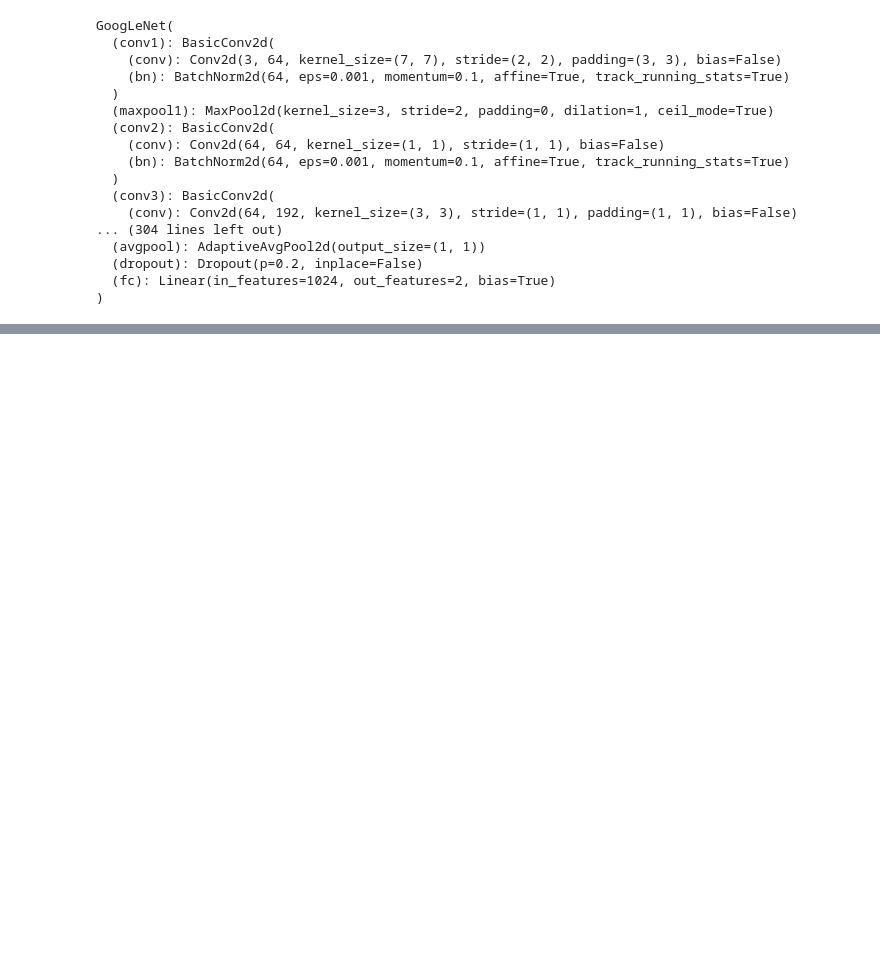
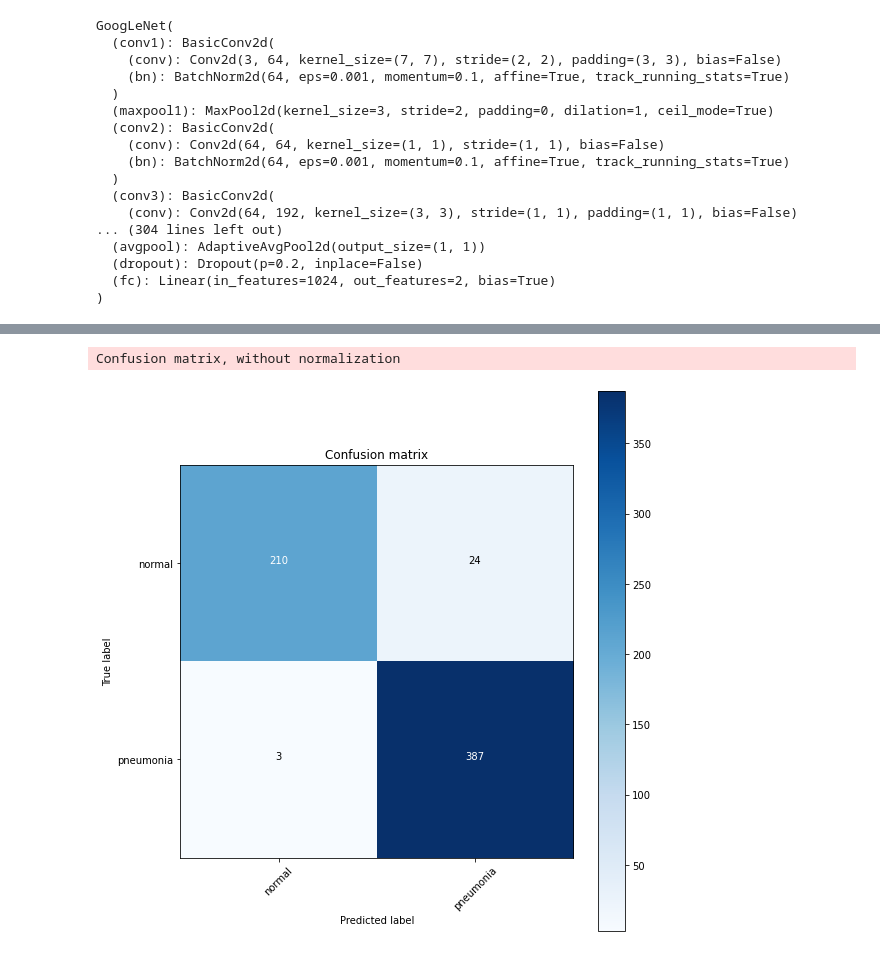
Before and after one commit to ojaohe-3/D7047E, a Jupyter notebook: Project_Lungs_GoogleLenet.ipynb, the cells around one changed output, grey strips where cells are left out. Drawn from its saved outputs; the diff is of its cells as text; code cells hidden in the pictures; blank space fills up the shorter version.

```diff
--- a/Project_Lungs_GoogleLenet.ipynb
+++ b/Project_Lungs_GoogleLenet.ipynb
@@ -122,7 +130,7 @@ valloader = dataloaders['val']
 
 gnet = models.googlenet(pretrained=True)
 device = torch.device("cuda:0" if torch.cuda.is_available() else "cpu")
-
+writer = SummaryWriter()
 
 gnet.fc = nn.Linear(1024, 2)
 gnet.to(device)
@@ -144,3 +152,7 @@ GoogLeNet(
   (dropout): Dropout(p=0.2, inplace=False)
   (fc): Linear(in_features=1024, out_features=2, bias=True)
 )
+# %%
+gnet.load_state_dict(torch.load('models/gnet.pth'))
+gnet.to(device)
+gnet.eval()
@@ -147,4 +177,4 @@ GoogLeNet(
 # %%
 opt = optim.SGD(gnet.parameters(),lr=1e-4, momentum=0.9)
 
-train(gnet, 5, trainloader, opt, title="Googlelenet")
+train(gnet, 5, trainloader, opt, title="Googlelenet",writer=writer)
@@ -182,4 +191,5 @@ total accuracy of net: 82.21%
 # %%
-opt = optim.SGD(gnet.parameters(),lr=1e-4, momentum=0.9)
+opt = optim.SGD(gnet.parameters(),lr=2e-4, momentum=0.9)
 
-train(gnet, 20, trainloader, opt, title="Googlelenet")
+
+train(gnet, 50, trainloader, opt, title="Googlelenet")
@@ -216,0 +227,40 @@ total accuracy of net: 81.89%
+# %%
+import itertools
+import numpy as np
+import matplotlib.pyplot as plt
+
+def plot_confusion_matrix(cm, classes, normalize=False, title='Confusion matrix', cmap=plt.cm.Blues):
+    if normalize:
+        cm = cm.astype('float') / cm.sum(axis=1)[:, np.newaxis]
+        print("Normalized confusion matrix")
+    else:
+        print('Confusion matrix, without normalization')
+
+    # print(cm)
+    plt.imshow(cm, interpolation='nearest', cmap=cmap)
+    plt.title(title)
+    plt.colorbar()
+    tick_marks = np.arange(len(classes))
+    plt.xticks(tick_marks, classes, rotation=45)
+    plt.yticks(tick_marks, classes)
+
+    fmt = '.2f' if normalize else 'd'
+    thresh = cm.max() / 2.
+    for i, j in itertools.product(range(cm.shape[0]), range(cm.shape[1])):
+        plt.text(j, i, format(cm[i, j], fmt), horizontalalignment="center", color="white" if cm[i, j] > thresh else "black")
+
+    plt.tight_layout()
+    plt.ylabel('True label')
+    plt.xlabel('Predicted label')
+
+    # writer.add_figure('Confusion matrix', fig)
+
+
+test_cmt = validate_confusion(gnet, testloader)
+
+# plot_confusion_matrix(val_cmt, ['normal','pneumonia'])
+plt.figure(figsize=(8,8))
+plot_confusion_matrix(test_cmt, ['normal','pneumonia'])
+# %% [output]
+Confusion matrix, without normalization
+[figure, added]
```
Also changed, not shown: parts of 15 cells of this notebook, 5 other files.
